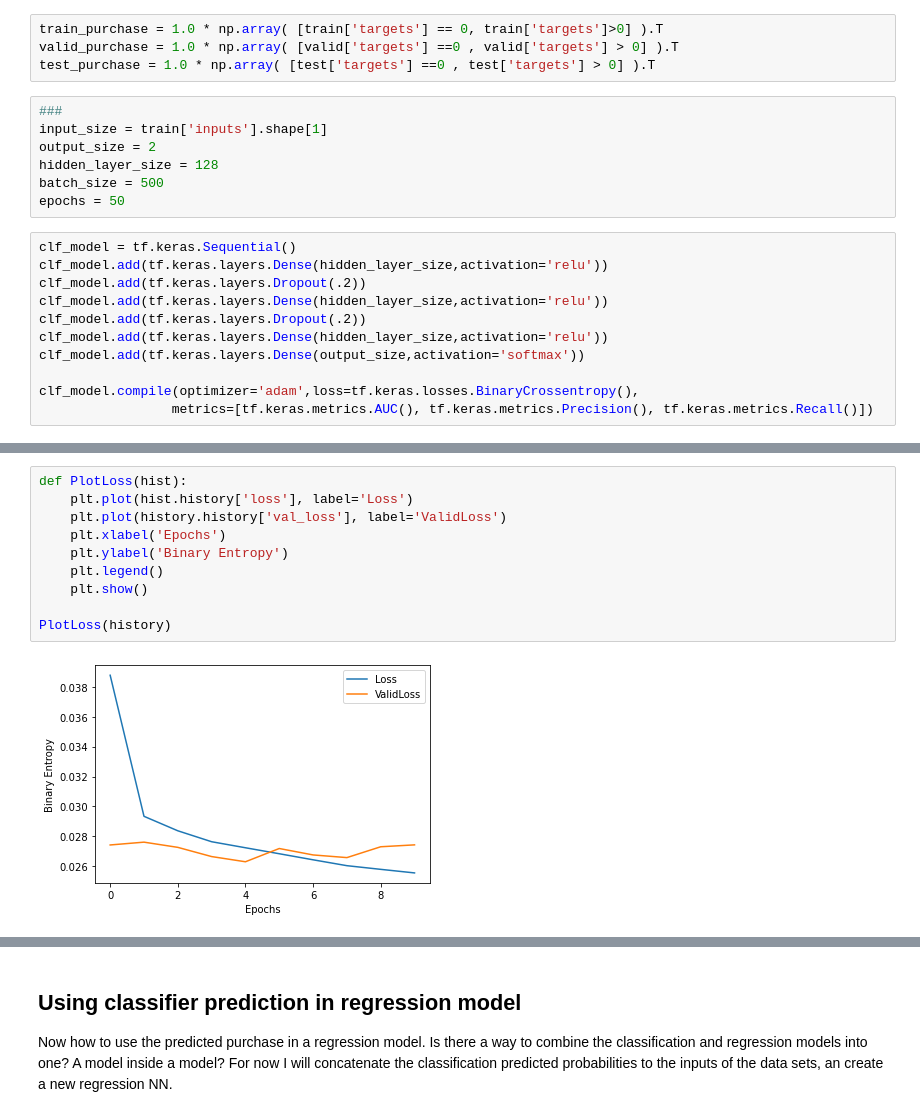
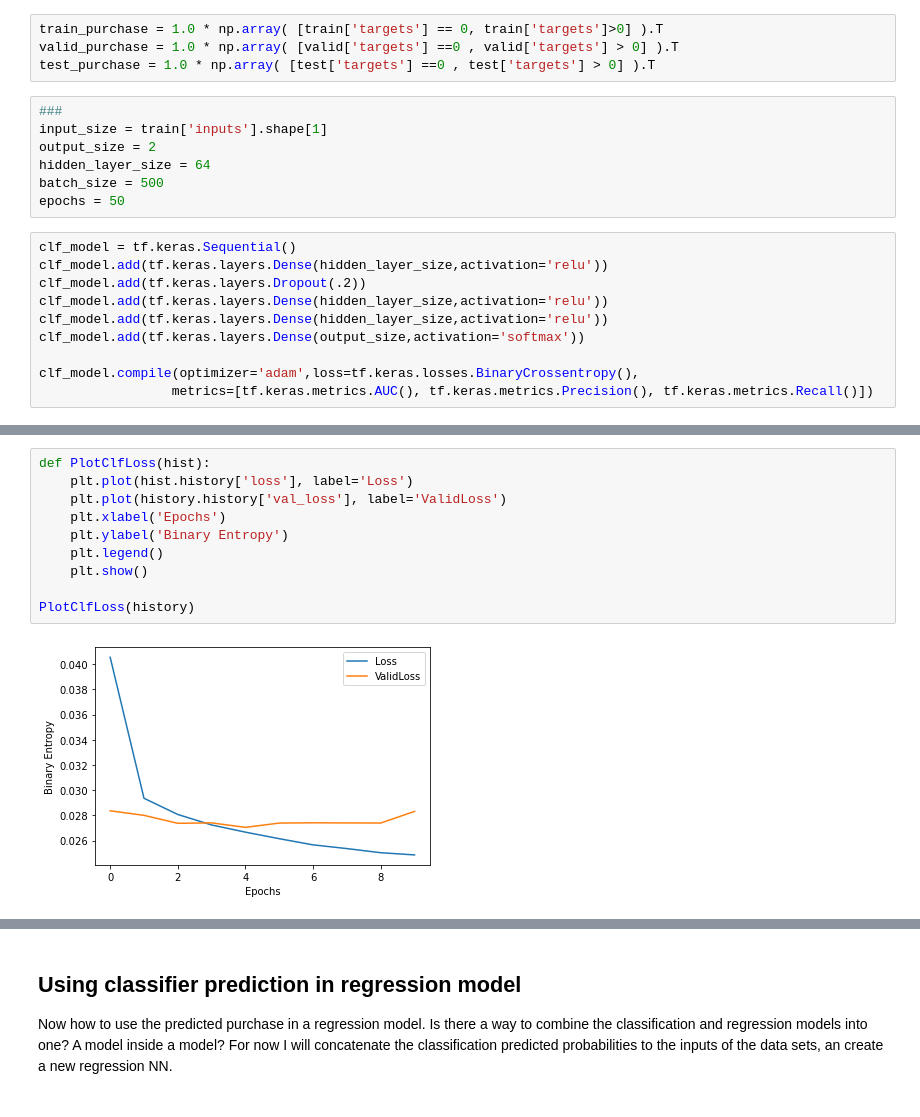
Before and after one commit to b-c-murphy/Capstone_GA-Revenue-Prediction, a Jupyter notebook: Feature Engineering, Processing and Modelling.ipynb, the cells around one changed output, grey strips where cells are left out. Saved outputs shown, nothing was run; the diff lists cells and outputs as text.

```diff
--- a/Feature Engineering, Processing and Modelling.ipynb
+++ b/Feature Engineering, Processing and Modelling.ipynb
@@ -390,7 +472,7 @@ test_purchase = 1.0 * np.array( [test['targets'] ==0 , test['targets'] > 0] ).T
 ###
 input_size = train['inputs'].shape[1]
 output_size = 2
-hidden_layer_size = 128
+hidden_layer_size = 64
 batch_size = 500
 epochs = 50
 # %%
@@ -398,7 +480,6 @@ clf_model = tf.keras.Sequential()
 clf_model.add(tf.keras.layers.Dense(hidden_layer_size,activation='relu'))
 clf_model.add(tf.keras.layers.Dropout(.2))
 clf_model.add(tf.keras.layers.Dense(hidden_layer_size,activation='relu'))
-clf_model.add(tf.keras.layers.Dropout(.2))
 clf_model.add(tf.keras.layers.Dense(hidden_layer_size,activation='relu'))
 clf_model.add(tf.keras.layers.Dense(output_size,activation='softmax'))
 
@@ -439,15 +520,15 @@ Epoch 10/50
 # %%
-def PlotLoss(hist):
+def PlotClfLoss(hist):
     plt.plot(hist.history['loss'], label='Loss')
     plt.plot(history.history['val_loss'], label='ValidLoss')
     plt.xlabel('Epochs')
     plt.ylabel('Binary Entropy')
     plt.legend()
     plt.show()
 
-PlotLoss(history)
+PlotClfLoss(history)
 # %% [output]
-[figure, old version]
+[figure, new version]
 # %%
 from sklearn.metrics import recall_score, precision_score, roc_auc_score, confusion_matrix
 train_predict_proba = clf_model.predict(train['inputs'])[:,1]
```
Also changed, not shown: parts of 106 cells of this notebook.
